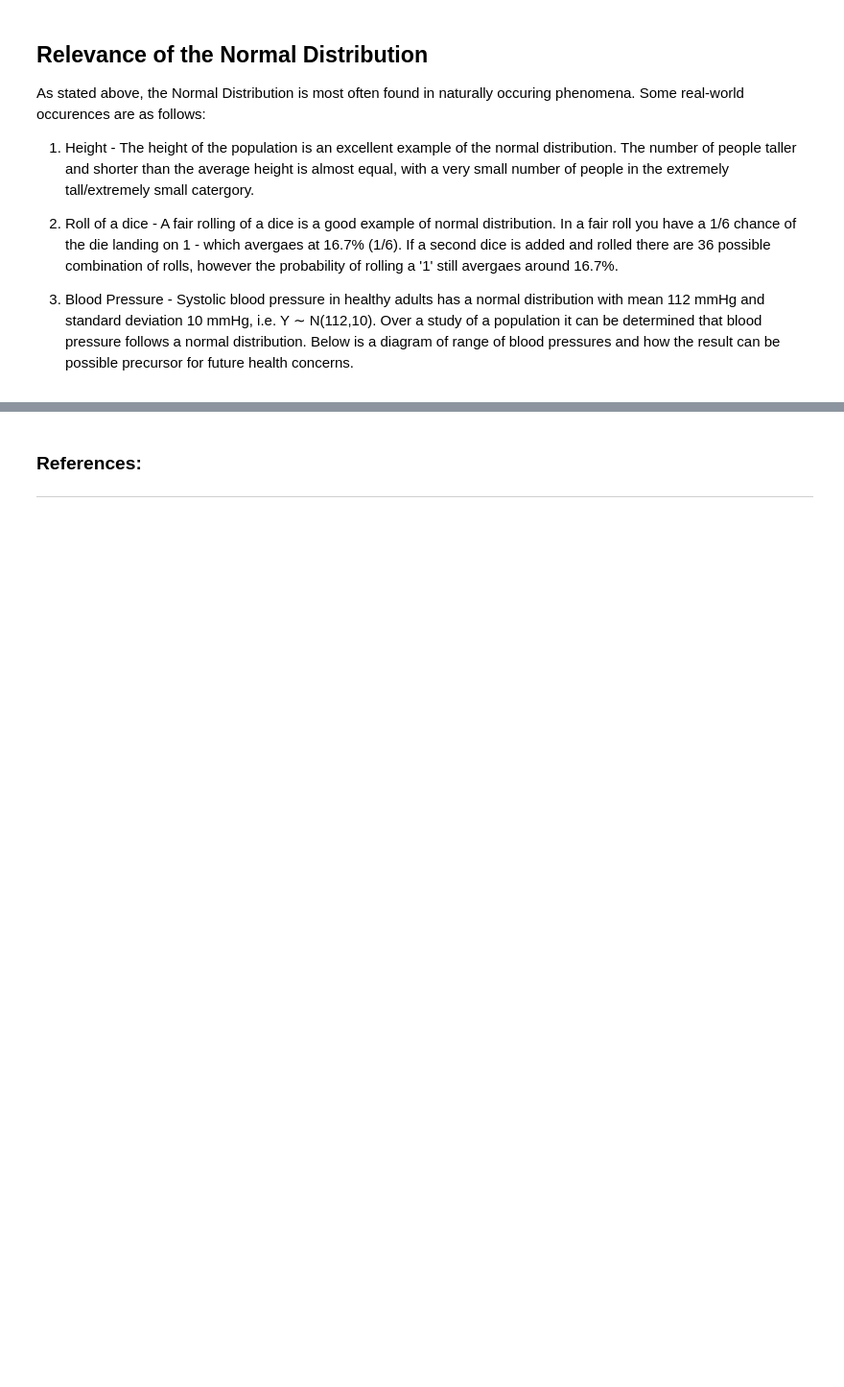
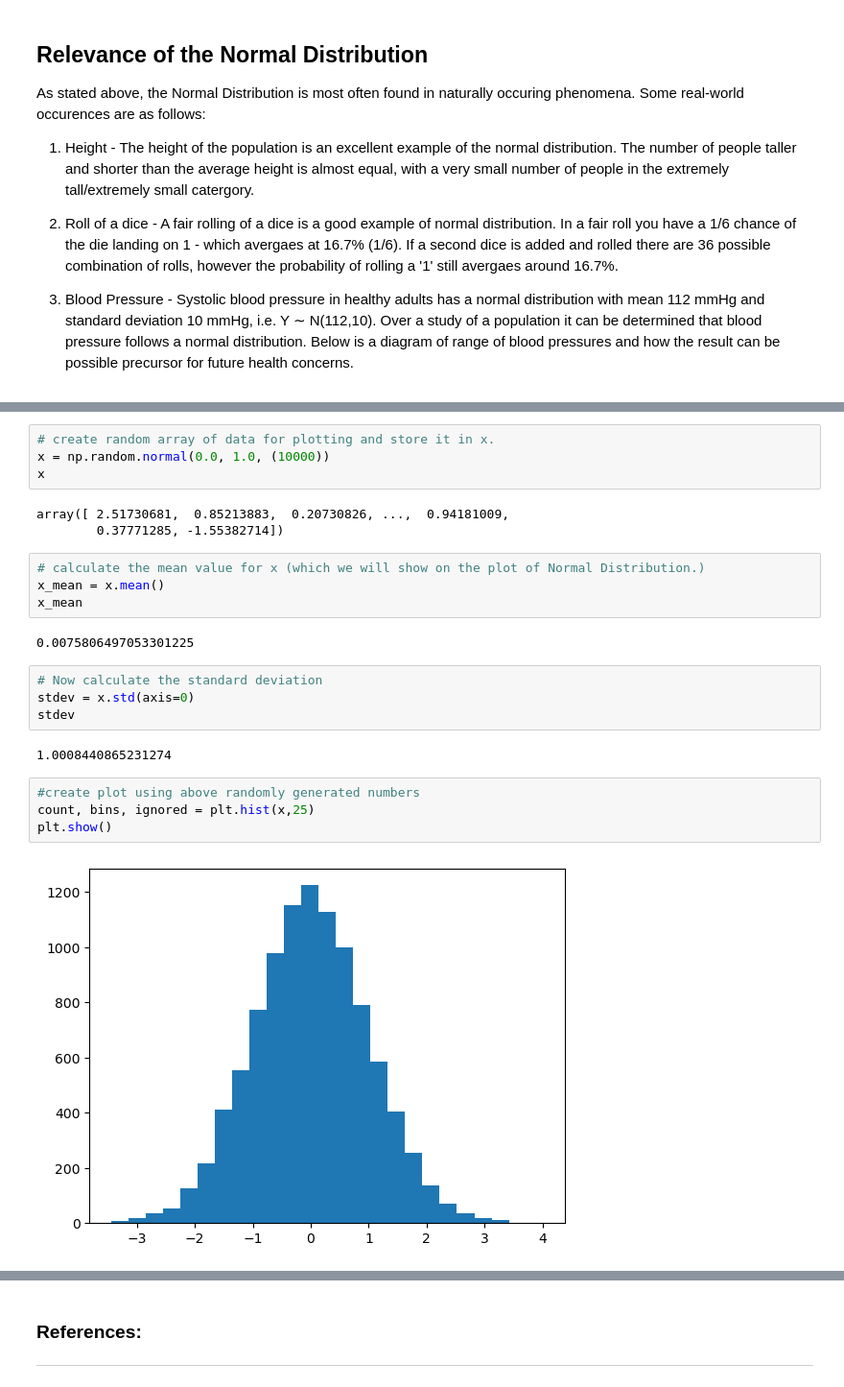
Before and after one commit to SeanE15/Fundamentals-for-Data-Analysis, a Jupyter notebook: The_Normal_Distribution.ipynb, the cells around one changed output, grey strips where cells are left out. Shown at 96% size. Cells and saved outputs as stored; diff of their text form; blank space fills up the shorter version.

```diff
--- a/The_Normal_Distribution.ipynb
+++ b/The_Normal_Distribution.ipynb
@@ -237,0 +229,25 @@ Some real-world occurences are as follows:
+# %%
+# create random array of data for plotting and store it in x.
+x = np.random.normal(0.0, 1.0, (10000))
+x
+# %% [output]
+array([ 2.51730681,  0.85213883,  0.20730826, ...,  0.94181009,
+        0.37771285, -1.55382714])
+# %%
+# calculate the mean value for x (which we will show on the plot of Normal Distribution.)
+x_mean = x.mean()
+x_mean
+# %% [output]
+0.0075806497053301225
+# %%
+# Now calculate the standard deviation
+stdev = x.std(axis=0)
+stdev
+# %% [output]
+1.0008440865231274
+# %%
+#create plot using above randomly generated numbers
+count, bins, ignored = plt.hist(x,25)
+plt.show()
+# %% [output]
+[figure, added]
```
Also changed, not shown: parts of 11 cells of this notebook, 1 other file.
